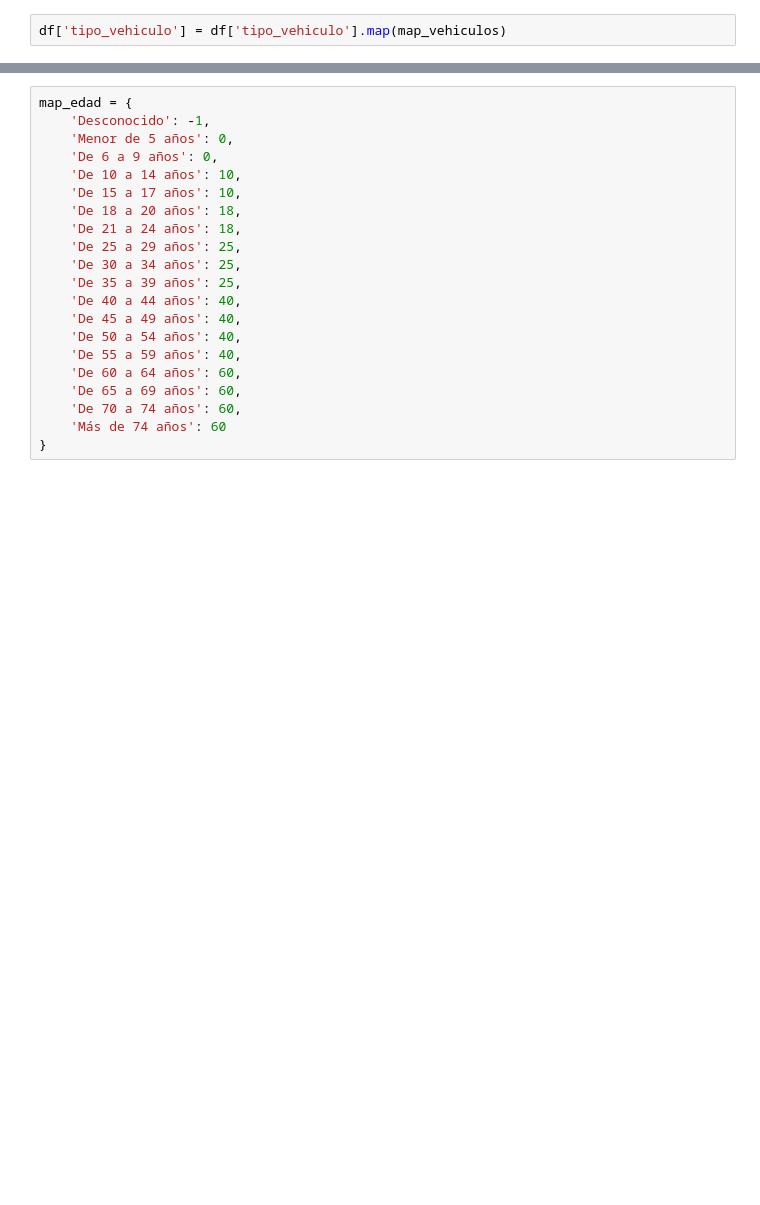
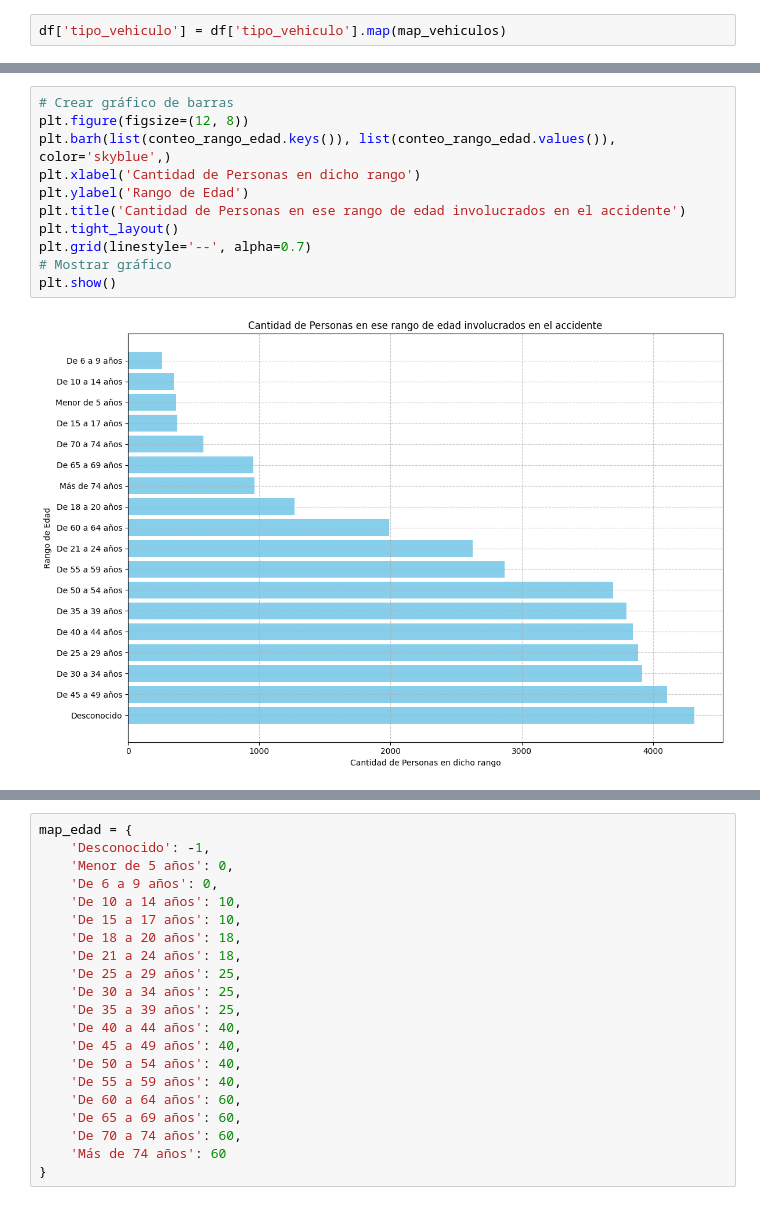
Before and after one commit to AndreesBenitoo/Practica_noSupervisado_Andres_Pedro, a Jupyter notebook: 1_jerarquico.ipynb, the cells around one changed output, grey strips where cells are left out. Cells and saved outputs as stored; diff of their text form; blank space fills up the shorter version.

```diff
--- a/1_jerarquico.ipynb
+++ b/1_jerarquico.ipynb
@@ -286,0 +408,13 @@ Mapeo de rango de edades
+# %%
+# Crear gráfico de barras
+plt.figure(figsize=(12, 8))
+plt.barh(list(conteo_rango_edad.keys()), list(conteo_rango_edad.values()), color='skyblue',)
+plt.xlabel('Cantidad de Personas en dicho rango')
+plt.ylabel('Rango de Edad')
+plt.title('Cantidad de Personas en ese rango de edad involucrados en el accidente')
+plt.tight_layout()
+plt.grid(linestyle='--', alpha=0.7)
+# Mostrar gráfico
+plt.show()
+# %% [output]
+[figure, added]
```
Also changed, not shown: parts of 83 cells of this notebook.
